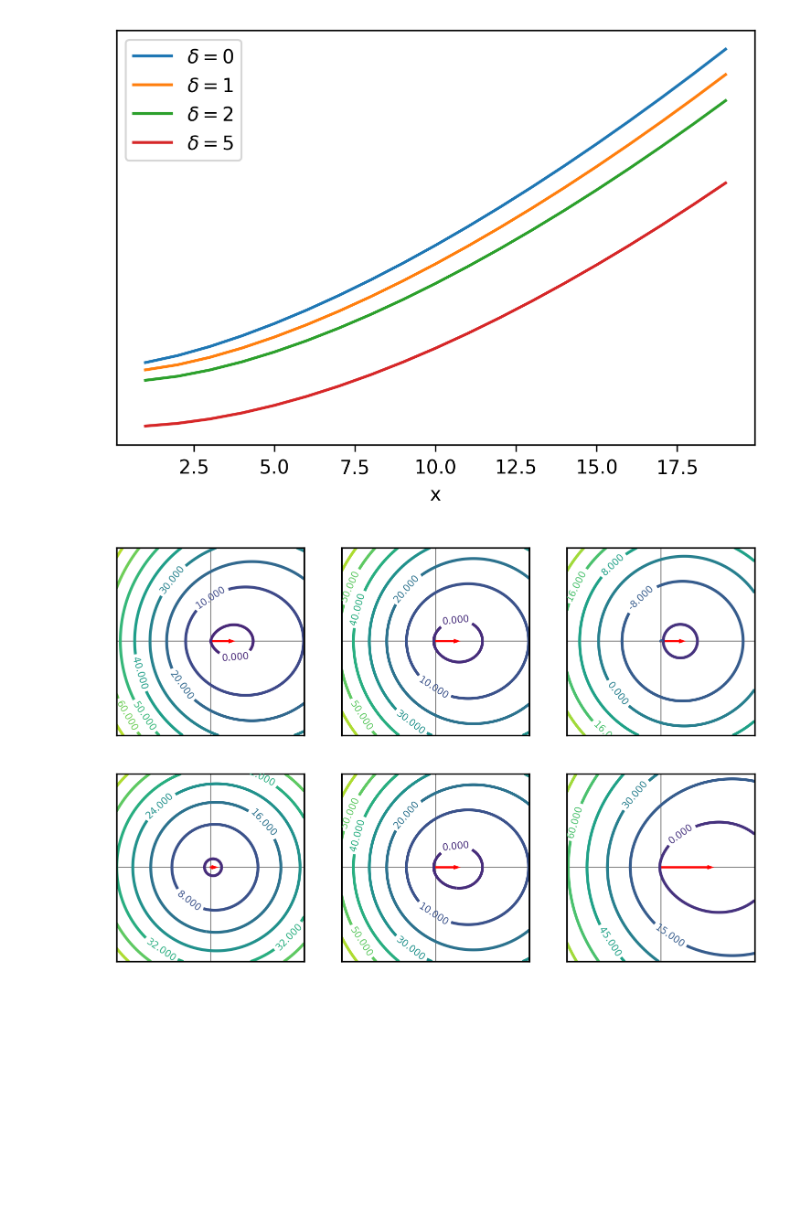
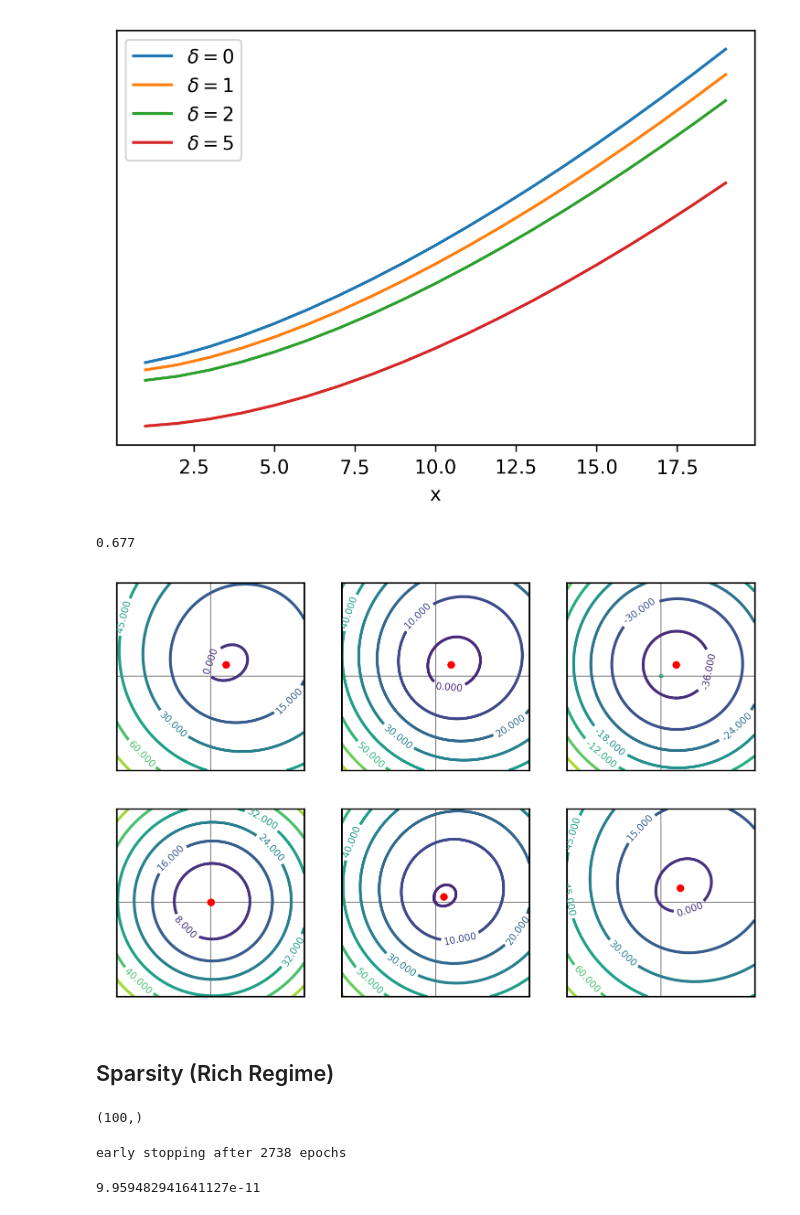
Before and after one commit to shaharazulay/implicit-bias, a Jupyter notebook: simulation_FC.ipynb, the cells around one changed output. Saved outputs shown, nothing was run; the diff lists cells and outputs as text; code cells hidden in the pictures; blank space fills up the shorter version.

```diff
--- a/simulation_FC.ipynb
+++ b/simulation_FC.ipynb
@@ -260,7 +260,7 @@ for alpha in alpha_range:
         model = results[(s, alpha)]['model']
         w_tilde_array = results[(s, alpha)]['w_tilde_array']
 
-        w_Q, a_Q = solver(X_train.numpy(), y_train.numpy(), model.w_0, model.a_0, alpha=[alpha], s=[s], obj='Q')
+        w_Q, a_Q = solver(X_train.numpy(), y_train.numpy(), model.w_0, model.a_0, alpha=[alpha], s=[s], obj='Q', optim_tol=1e-7)
         w_tilde_Q = w_Q * a_Q
 
         plot([np.linalg.norm(w_tilde.flatten() - w_tilde_Q.flatten(), ord=2)
@@ -268,7 +268,7 @@ for alpha in alpha_range:
 
         idx += 1
 
-ylabel('L2-norm')
+ylabel('$\ell_2$ distance')
 xlabel('epoch')
 xscale('log')
 yscale('log')
@@ -688,7 +689,11 @@ plt.yticks([])
 ([], <a list of 0 Text major ticklabel objects>)
 [figure]
 # %%
-#s = lambda a, d: np.round((-4*a + np.sqrt((4*a)**2 + 4*d**2))/(2*d), 3)
+s = lambda a, d: np.round((-4*a + np.sqrt((4*a)**2 + 4*d**2))/(2*d), 3)
+# %%
+s(2, 10)
+# %% [output]
+0.677
 # %%
 w1 = np.arange(-10.0, 10.0, 0.1)
 w2 = np.arange(-10.0, 10.0, 0.1)
@@ -699,44 +704,48 @@ fig, axes = plt.subplots(2, 3)
 axes = axes.ravel()
 
 # setting initializaiton
-w_0 = np.array([0, 2])
+w_0 = np.array([0.6, 0.8])
 
 # chaging delta
-alpha = 1
-for ax_idx, delta in enumerate([0, 1, 10]):
+alpha = 2
+for ax_idx, s in enumerate([0, 0.2, 0.8]):
     for i, w1_i in enumerate(w1):
         for j, w2_j in enumerate(w2):
             w = np.array([w1_i, w2_j])
-            z_value = q(w, w_0, delta)
+            delta = 4 * alpha * s / (1 - s**2)
+            z_value = q(w, alpha * w_0, delta)
             Z[i, j] = z_value
 
     ax = axes[ax_idx]
     CS = ax.contour(Z)
     ax.axhline(y=100, xmin=0, xmax=200, c='grey', linewidth=0.5, zorder=0)
     ax.axvline(x=100, ymin=0, ymax=200, c='grey', linewidth=0.5, zorder=0)
     ax.get_yaxis().set_visible(False)
     ax.get_xaxis().set_visible(False)
     ax.set_aspect(1)
-    ax.arrow(100, 100, w_0[1]/0.1, w_0[0]/0.1, color='r', head_width=2)
+    ax.plot([alpha * w_0[1]/0.1 + 100], [alpha * w_0[0]/0.1 + 100], 'ro', markersize=3)
     ax.clabel(CS, inline=1, fontsize=5)
 
 #changing alpha
-delta = 1
-for ax_idx, alpha in enumerate([0.1, 1, 2.5]):
+s = 0.1
+for ax_idx, alpha in enumerate([0.01, 1, 2.5]):
     for i, w1_i in enumerate(w1):
         for j, w2_j in enumerate(w2):
             w = np.array([w1_i, w2_j])
+            delta = 4 * alpha * s / (1 - s**2)
             z_value = q(w, alpha * w_0, delta)
             Z[i, j] = z_value
 
     ax = axes[ax_idx + 3]
     CS = ax.contour(Z)
     ax.axhline(y=100, xmin=0, xmax=200, c='grey', linewidth=0.5, zorder=0)
     ax.axvline(x=100, ymin=0, ymax=200, c='grey', linewidth=0.5, zorder=0)
-    ax.arrow(100, 100, alpha * w_0[1]/0.1, alpha * w_0[0]/0.1, color='r', head_width=2)
+    ax.plot([alpha * w_0[1]/0.1 + 100], [alpha * w_0[0]/0.1 + 100], 'ro', markersize=3)
     ax.get_yaxis().set_visible(False)
     ax.get_xaxis().set_visible(False)
     ax.set_aspect(1)
     ax.clabel(CS, inline=1, fontsize=5)
 # %% [output]
-[figure, old version]
+[figure, new version]
+# %% [markdown]
+## Sparsity (Rich Regime)
@@ -742,0 +792,5 @@ for ax_idx, alpha in enumerate([0.1, 1, 2.5]):
+# %%
+baseline = np.random.normal(size=(d,))
+baseline.shape
+# %% [output]
+(100,)
@@ -742,0 +801,16 @@ for ax_idx, alpha in enumerate([0.1, 1, 2.5]):
+# %%
+results_sparse = {}
+
+model_sparse, train_loss, test_loss, w_tilde_array, _ = train(
+    alpha=[alpha] * m,
+    s=[s]* m,
+    m=m,
+    d=d,
+    step_size=1e-3,
+    symmetric=False,
+    early_stop_tol=1e-10
+)
+train_loss.item()
+# %% [output]
+early stopping after 2738 epochs
+9.959482941641127e-11
```
Also changed, not shown: parts of 27 cells of this notebook.
